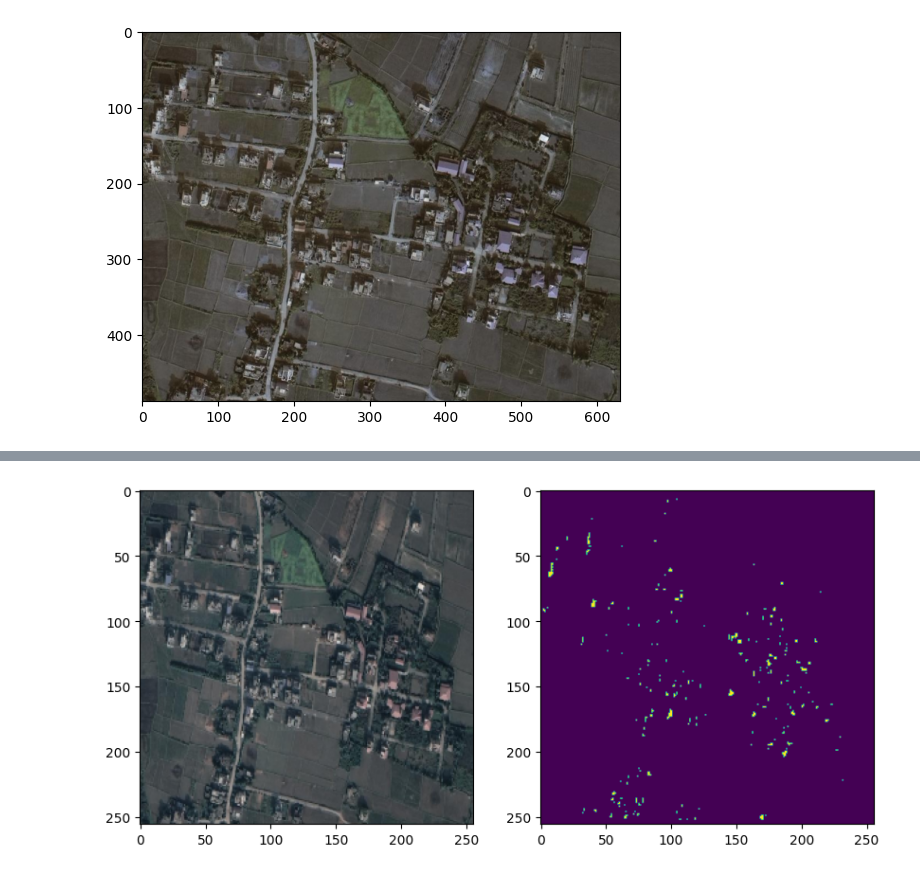
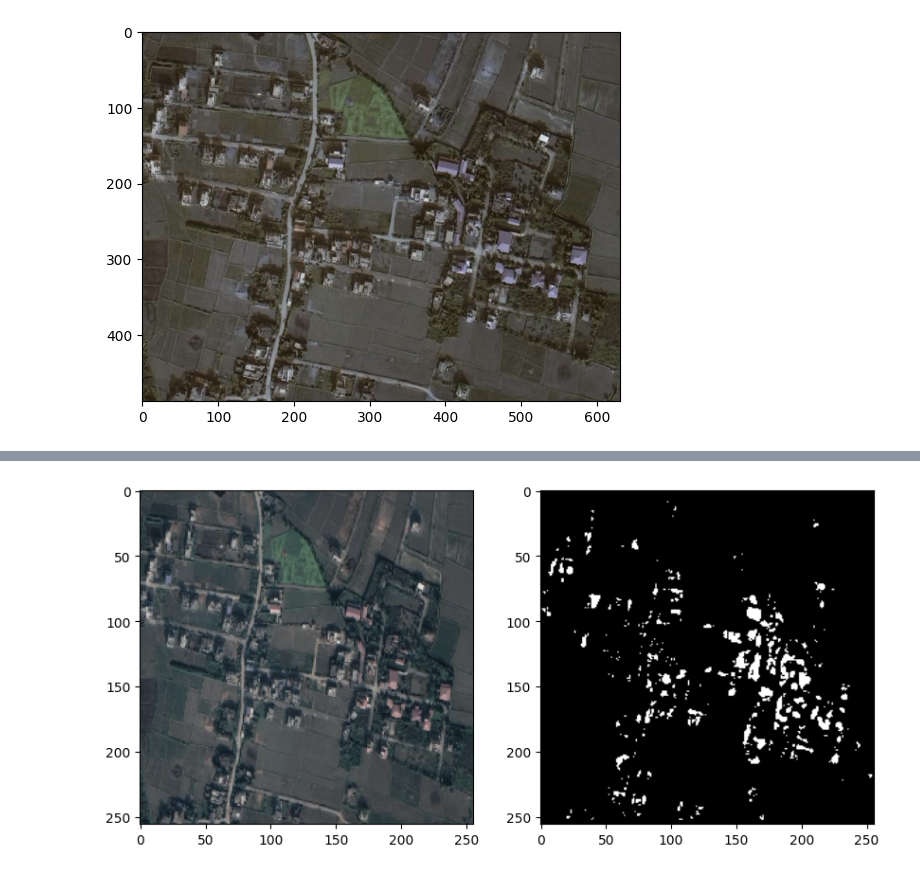
Before and after one commit to pranzalkhadka/ImageSegmentation, a Jupyter notebook: segmentation.ipynb, the cells around one changed output, grey strips where cells are left out. Saved outputs shown, nothing was run; the diff lists cells and outputs as text; code cells hidden in the pictures.

```diff
--- a/segmentation.ipynb
+++ b/segmentation.ipynb
@@ -40,6 +40,6 @@ Archive:  /content/drive/MyDrive/masch.zip
 # %%
-images = "/content/png/train"
-masks = "/content/png/train_labels"
+images = "/content/building_footprint/images"
+masks = "/content/building_footprint/labels"
 image_height = 256
 image_width = 256
 IMG_IDS = next(os.walk(images))[2]
@@ -52,7 +52,7 @@ X = np.zeros((len(IMG_IDS), image_height, image_width, 1), dtype=np.float32)
 y = np.zeros((len(IMG_IDS), image_height, image_width, 1), dtype=np.float32)
 #X and y will be used to store the input images and masks respectively
 # %%
-def create_labelled_dataset():
+'''def create_labelled_dataset():
 
     for n, ids in enumerate(IMG_IDS):
         img = load_img(os.path.join(images, ids))
@@ -70,4 +70,4 @@ def create_labelled_dataset():
         X[n] = x_img/255.0
         y[n] = y_mask/255.0
 
-    return X, y
+    return X, y'''
@@ -82,3 +92,21 @@ import tifffile'''
+# %%
+def create_labelled_dataset():
+    for n, ids in enumerate(IMG_IDS):
+        img = tifffile.imread(os.path.join(images, ids))
+        x_img_arr = np.asarray((img))
+        x_img = resize(x_img_arr, (image_height,image_width, 3), mode='constant', preserve_range=True)
+        x_img = rgb2gray(x_img)
+        x_img = np.expand_dims(x_img, axis=-1)
+
+        mask  = tifffile.imread(os.path.join(masks, ids))
+        y_mask_arr = np.asarray(mask)
+        y_mask = resize(y_mask_arr, (image_height, image_width, 3), mode='constant', preserve_range=True)
+        y_mask = rgb2gray(y_mask)
+        y_mask = np.expand_dims(y_mask, axis=-1)
+
+        X[n] = x_img/255.0
+        y[n] = y_mask/255.0
+    return X, y
 # %%
 '''def create_labelled_dataset():
 
@@ -300,6 +328,6 @@ predicted_mask_binary = np.where(predicted_mask > 0.5, 1, 0)
 
 fig, ax = plt.subplots(1, 2, figsize=(10, 5))
 ax[0].imshow(cv2.cvtColor(test_image_resized,cv2.COLOR_BGR2RGB))
-ax[1].imshow(predicted_mask_binary,interpolation='bilinear')
+ax[1].imshow(predicted_mask_binary,interpolation='bilinear',cmap='gray')
 plt.show()
 # %% [output]
@@ -307 +335 @@ plt.show()
-[figure, old version]
+[figure, new version]
```
Also changed, not shown: parts of 17 cells of this notebook.
